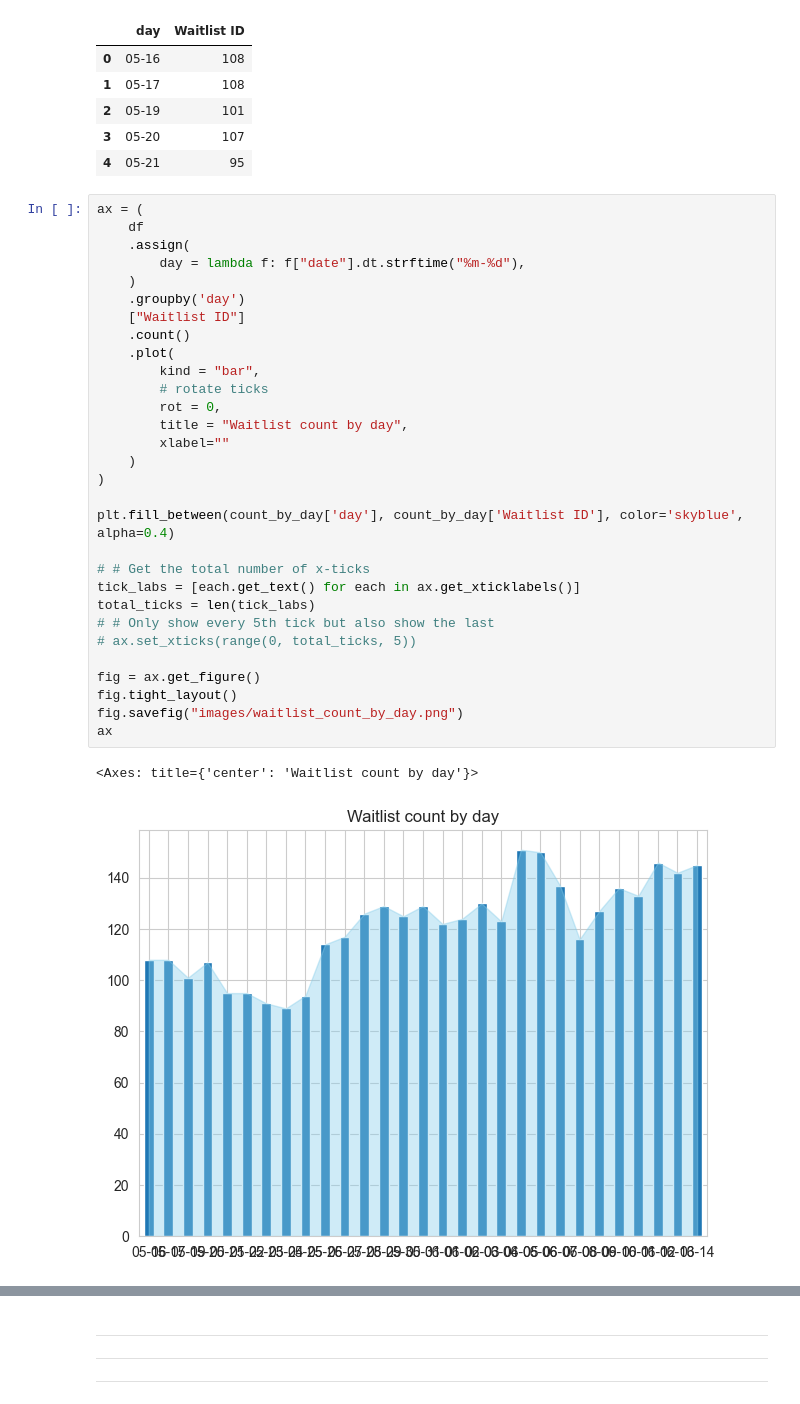
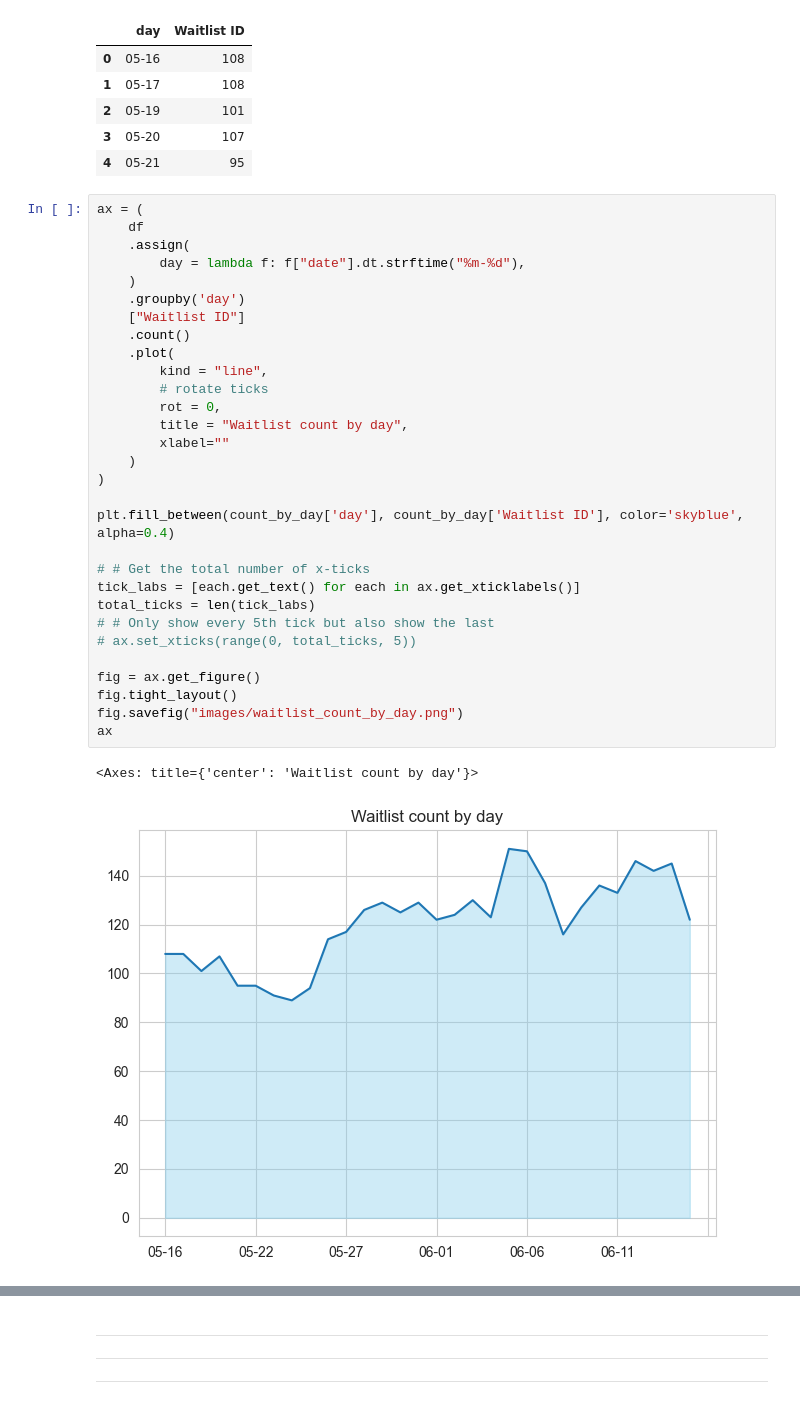
Before and after one commit to cbs-news-data-projects/waitlist_scraper, a Jupyter notebook: chart.ipynb, the cells around one changed output, grey strips where cells are left out. Drawn from its saved outputs; the diff is of its cells as text.

Commit message:
fixed error in chart code

```diff
--- a/chart.ipynb
+++ b/chart.ipynb
@@ -53,32 +53,32 @@ count_by_day.head()
 ax = (
     df
     .assign(
         day = lambda f: f["date"].dt.strftime("%m-%d"),
     )
     .groupby('day')
     ["Waitlist ID"]
     .count()
     .plot(
-        kind = "bar",
+        kind = "line",
         # rotate ticks
         rot = 0,
         title = "Waitlist count by day",
         xlabel=""
     )
 )
 
 plt.fill_between(count_by_day['day'], count_by_day['Waitlist ID'], color='skyblue', alpha=0.4)
 
 # # Get the total number of x-ticks
 tick_labs = [each.get_text() for each in ax.get_xticklabels()]
 total_ticks = len(tick_labs)
 # # Only show every 5th tick but also show the last
 # ax.set_xticks(range(0, total_ticks, 5))
 
 fig = ax.get_figure()
 fig.tight_layout()
 fig.savefig("images/waitlist_count_by_day.png")
 ax
 # %% [output]
 <Axes: title={'center': 'Waitlist count by day'}>
-[figure, old version]
+[figure, new version]
```
Also changed, not shown: parts of 2 cells of this notebook, 2 other files.
